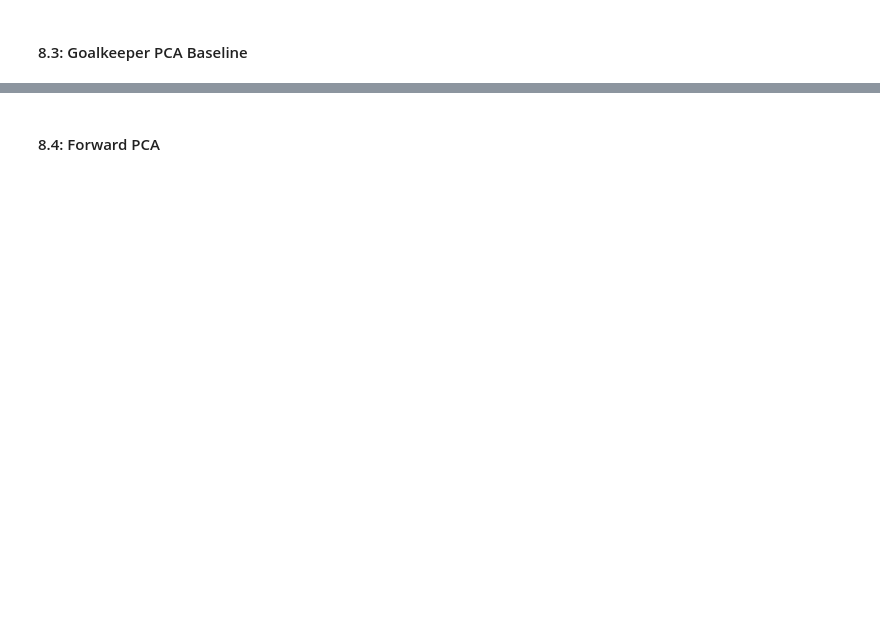
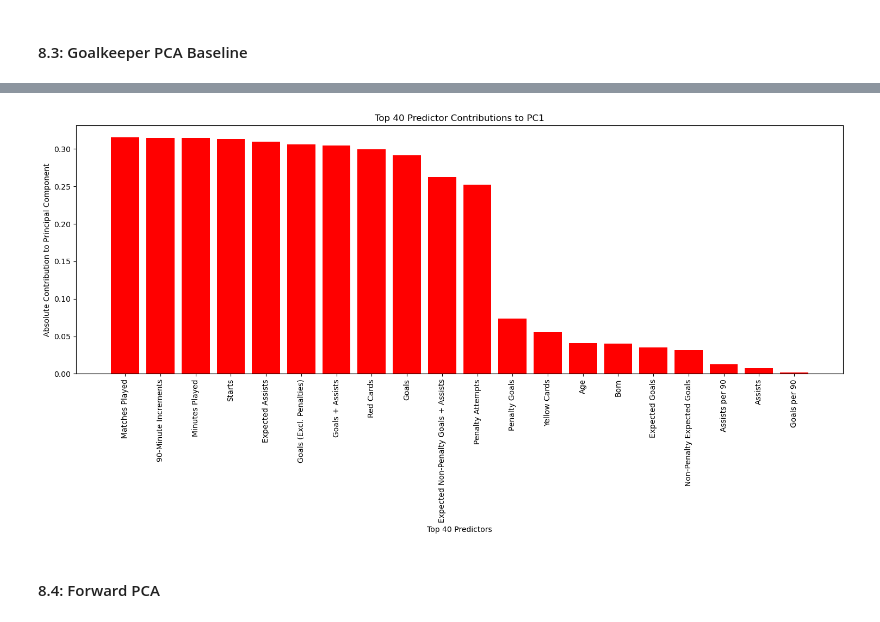
Before and after one commit to kezeani/109aproject, a Jupyter notebook: project.ipynb, the cells around one changed output, grey strips where cells are left out. Drawn from its saved outputs; the diff is of its cells as text; code cells hidden in the pictures; blank space fills up the shorter version.

```diff
--- a/project.ipynb
+++ b/project.ipynb
@@ -813,32 +850,19 @@ plt.show()
 # %%
-#instead of listing them we are using the red bar graphs, similar to benistas code
-
-features = goalkeepers_numeric.columns
-pc_loadings = pca_2d.components_
-pc1_pc2_loadings = pd.DataFrame(pc_loadings[:2], columns=features, index=['PC1', 'PC2']).T
-
-print("\nTop features contributing to PC1:")
-print(pc1_pc2_loadings['PC1'].sort_values(ascending=False).head(5))
-
-print("\nTop features contributing to PC2:")
-print(pc1_pc2_loadings['PC2'].sort_values(ascending=False).head(5))
-
-'''
-Example code:
-fig, ax = plt.subplots(1, 1, figsize=(15, 10))
+fig, ax = plt.subplots(1, 1, figsize=(15, 8))
 pc_loadings = pca.components_[0]
 absolute_loadings = np.abs(pc_loadings)
 
 top_indices = np.argsort(absolute_loadings)[-40:][::-1]
-top_features = forward_nums.columns[top_indices]
+top_features = defender_train.columns[top_indices]
 top_contributions = absolute_loadings[top_indices]
 ax.bar(top_features, top_contributions, color='red')
 ax.set_title('Top 40 Predictor Contributions to PC1')
 ax.set_xticks(range(len(top_features)))
-ax.set_xticklabels(top_features, rotation=45)
+ax.set_xticklabels(top_features, rotation=90)
 ax.set_xlabel('Top 40 Predictors')
 ax.set_ylabel('Absolute Contribution to Principal Component')
 
 plt.tight_layout()
 plt.show()
-'''
+# %% [output]
+[figure, added]
```
Also changed, not shown: parts of 7 cells of this notebook.
